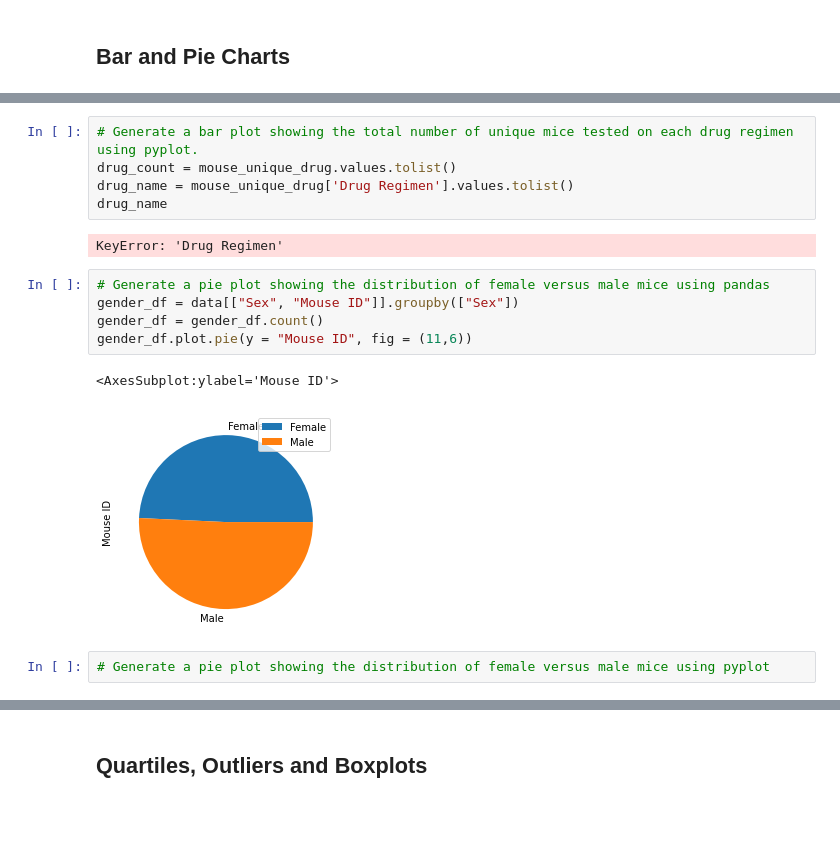
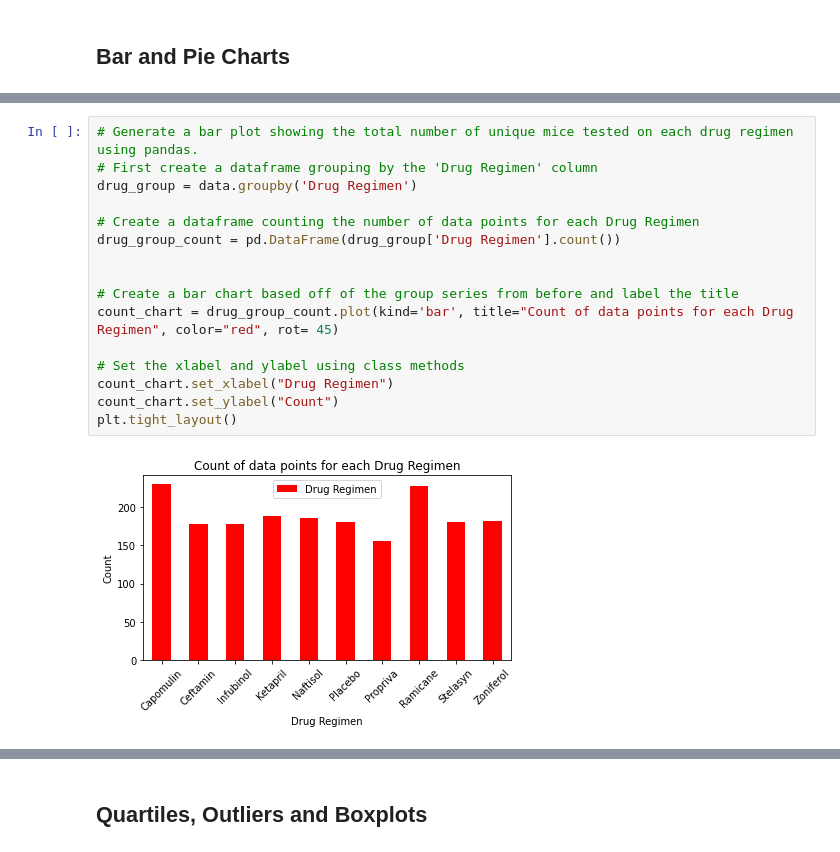
Before and after one commit to ZKeller22/UCI-Homework-Keller, a Jupyter notebook: matplotlib-challenge/Pymaceuticals/pymaceuticals_starter.ipynb, the cells around one changed output, grey strips where cells are left out. Saved outputs shown, nothing was run; the diff lists cells and outputs as text; blank space fills up the shorter version.

```diff
--- a/matplotlib-challenge/Pymaceuticals/pymaceuticals_starter.ipynb
+++ b/matplotlib-challenge/Pymaceuticals/pymaceuticals_starter.ipynb
@@ -139,17 +124,18 @@ mouse_unique_drug.plot.bar(color='r', legend = "best",rot=45)
-# %%
-# Generate a bar plot showing the total number of unique mice tested on each drug regimen using pyplot.
-drug_count = mouse_unique_drug.values.tolist()
-drug_name = mouse_unique_drug['Drug Regimen'].values.tolist()
-drug_name
-# %% [output]
-KeyError: 'Drug Regimen'
-# %%
-# Generate a pie plot showing the distribution of female versus male mice using pandas
-gender_df = data[["Sex", "Mouse ID"]].groupby(["Sex"])
-gender_df = gender_df.count()
-gender_df.plot.pie(y = "Mouse ID", fig = (11,6))
-# %% [output]
-<AxesSubplot:ylabel='Mouse ID'>
-[figure, removed]
-# %%
-# Generate a pie plot showing the distribution of female versus male mice using pyplot
+# %%
+# Generate a bar plot showing the total number of unique mice tested on each drug regimen using pandas.
+# First create a dataframe grouping by the 'Drug Regimen' column
+drug_group = data.groupby('Drug Regimen')
+
+# Create a dataframe counting the number of data points for each Drug Regimen
+drug_group_count = pd.DataFrame(drug_group['Drug Regimen'].count())
+
+
+# Create a bar chart based off of the group series from before and label the title
+count_chart = drug_group_count.plot(kind='bar', title="Count of data points for each Drug Regimen", color="red", rot= 45)
+
+# Set the xlabel and ylabel using class methods
+count_chart.set_xlabel("Drug Regimen")
+count_chart.set_ylabel("Count")
+plt.tight_layout()
+# %% [output]
+[figure, added]
```
Also changed, not shown: parts of 8 cells of this notebook.
